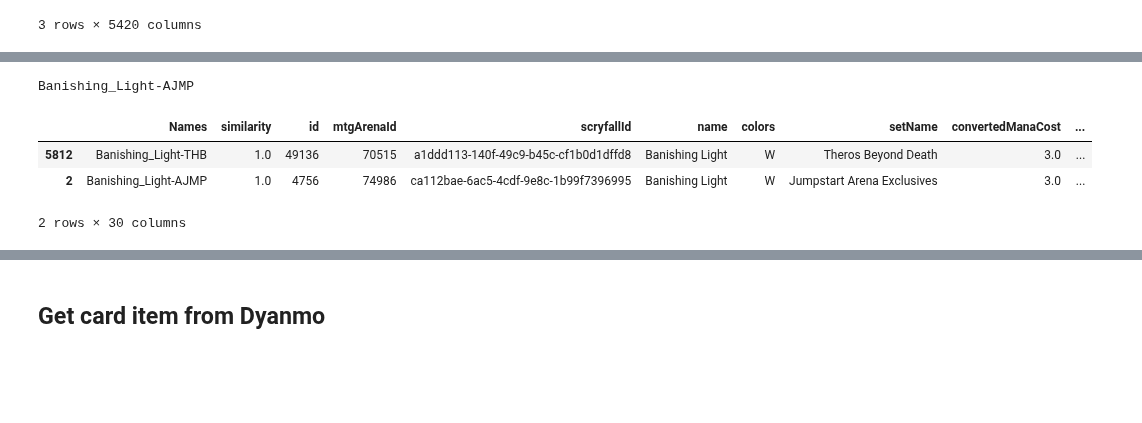
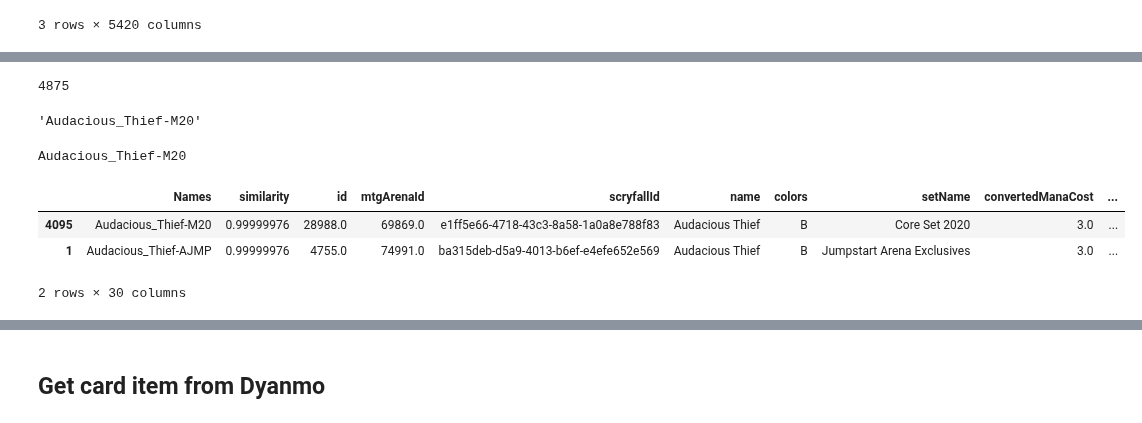
Before and after one commit to ledgerW/magicml, a Jupyter notebook: notebooks/mtgjson_sm_proc.ipynb, the cells around one changed output, grey strips where cells are left out. Cells and saved outputs as stored; diff of their text form; code cells hidden in the pictures; blank space fills up the shorter version.

```diff
--- a/notebooks/mtgjson_sm_proc.ipynb
+++ b/notebooks/mtgjson_sm_proc.ipynb
@@ -481,8 +526,8 @@ merge_cols = [
 # %%
 cards_df = pd.read_csv('cards.csv')\
     .query('mtgArenaId.notnull()')\
-    .assign(Names=lambda df: df.name + '-' + df.setCode)\
-    .assign(Names=lambda df: df.Names.apply(lambda x: x.replace(' ', '_')))\
+    .assign(Names=lambda df: df.name + '-' + df.id.astype('str'))\
+    .assign(Names=lambda df: df.Names.apply(lambda x: x.replace(' ', '_').replace('//', 'II')))\
     .fillna('0')\
     [merge_cols]
 
@@ -503,24 +554,33 @@ card
+# %%
+cards_df.Names.nunique()
+# %% [output]
+4875
+# %%
+card = 'Audacious_Thief-M20'
+card
+# %% [output]
+'Audacious_Thief-M20'
 # %%
 staged_card = pred_df[['Names', card]]\
     .merge(cards_df, how='left', on='Names')\
     .sort_values(by=card, ascending=False)\
     .head(10)\
     .rename(columns={card: 'similarity'})\
     .assign(similarity=lambda df: df.similarity.astype('str'))\
-    .assign(id=lambda df: df.id.astype('int'))\
-    .assign(mtgArenaId=lambda df: df.mtgArenaId.astype('int'))\
+    .assign(id=lambda df: df.id.astype('str'))\
+    .assign(mtgArenaId=lambda df: df.mtgArenaId.astype('str'))\
     .assign(loyalty=lambda df: df.loyalty.astype('str'))\
     .assign(power=lambda df: df.power.astype('str'))\
     .assign(toughness=lambda df: df.toughness.astype('str'))\
     .assign(convertedManaCost=lambda df: df.convertedManaCost.astype('str'))
 
 print(card)
 staged_card.head(2)
 # %% [output]
-Banishing_Light-AJMP
+Audacious_Thief-M20
 |  | Names | similarity | id | mtgArenaId | scryfallId | name | colors | setName | convertedManaCost | ... |
-| 5812 | Banishing_Light-THB | 1.0 | 49136 | 70515 | a1ddd113-140f-49c9-b45c-cf1b0d1dffd8 | Banishing Light | W | Theros Beyond Death | 3.0 | ... |
-| 2 | Banishing_Light-AJMP | 1.0 | 4756 | 74986 | ca112bae-6ac5-4cdf-9e8c-1b99f7396995 | Banishing Light | W | Jumpstart Arena Exclusives | 3.0 | ... |
+| 4095 | Audacious_Thief-M20 | 0.99999976 | 28988.0 | 69869.0 | e1ff5e66-4718-43c3-8a58-1a0a8e788f83 | Audacious Thief | B | Core Set 2020 | 3.0 | ... |
+| 1 | Audacious_Thief-AJMP | 0.99999976 | 4755.0 | 74991.0 | ba315deb-d5a9-4013-b6ef-e4efe652e569 | Audacious Thief | B | Jumpstart Arena Exclusives | 3.0 | ... |
 2 rows × 30 columns
 # %%
 staged_card_dict = staged_card.to_dict(orient='records')
```
Also changed, not shown: parts of 22 cells of this notebook, 8 other files.
